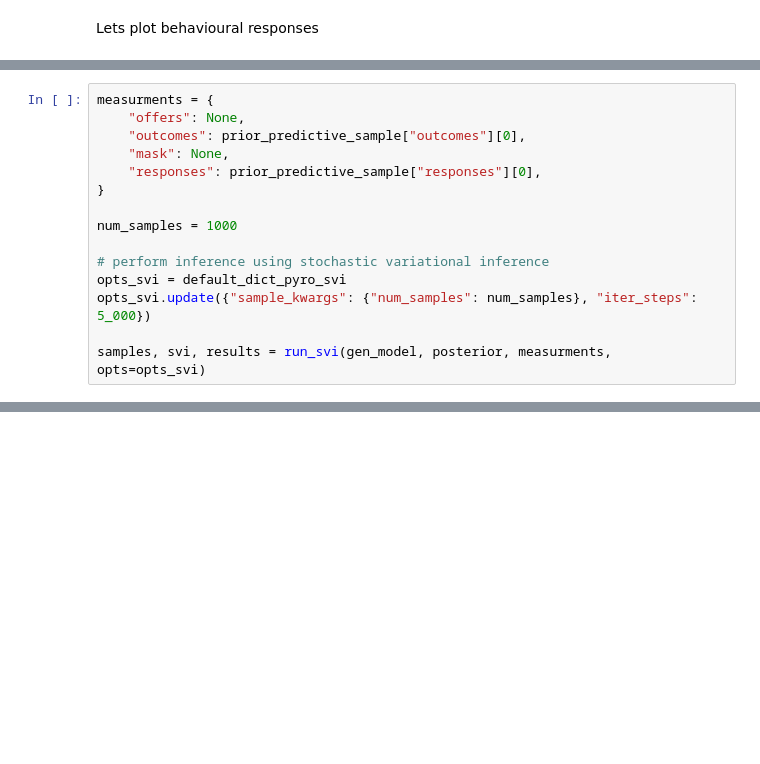
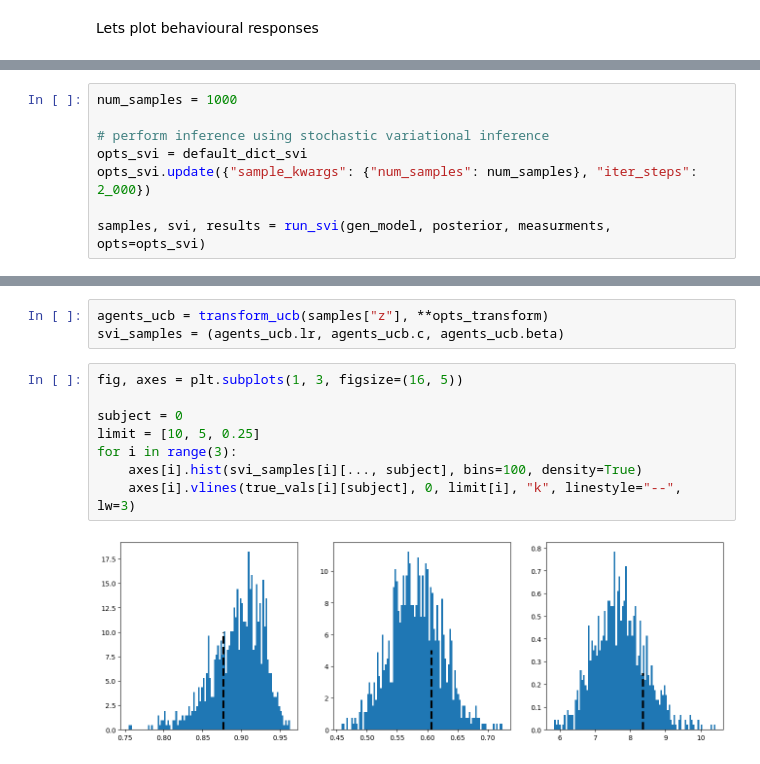
Before and after one commit to dimarkov/pybefit, a Jupyter notebook: examples/agent_development/agent_testing.ipynb, the cells around one changed output, grey strips where cells are left out. Drawn from its saved outputs; the diff is of its cells as text; blank space fills up the shorter version.

```diff
--- a/examples/agent_development/agent_testing.ipynb
+++ b/examples/agent_development/agent_testing.ipynb
@@ -106,15 +193,8 @@ axes[2].hist(ucb_agent.beta, bins=100);
 # %%
-measurments = {
-    "offers": None,
-    "outcomes": prior_predictive_sample["outcomes"][0],
-    "mask": None,
-    "responses": prior_predictive_sample["responses"][0],
-}
-
 num_samples = 1000
 
 # perform inference using stochastic variational inference
-opts_svi = default_dict_pyro_svi
-opts_svi.update({"sample_kwargs": {"num_samples": num_samples}, "iter_steps": 5_000})
+opts_svi = default_dict_svi
+opts_svi.update({"sample_kwargs": {"num_samples": num_samples}, "iter_steps": 2_000})
 
 samples, svi, results = run_svi(gen_model, posterior, measurments, opts=opts_svi)
@@ -125,0 +207,13 @@ plt.plot(results["loss"])
+# %%
+agents_ucb = transform_ucb(samples["z"], **opts_transform)
+svi_samples = (agents_ucb.lr, agents_ucb.c, agents_ucb.beta)
+# %%
+fig, axes = plt.subplots(1, 3, figsize=(16, 5))
+
+subject = 0
+limit = [10, 5, 0.25]
+for i in range(3):
+    axes[i].hist(svi_samples[i][..., subject], bins=100, density=True)
+    axes[i].vlines(true_vals[i][subject], 0, limit[i], "k", linestyle="--", lw=3)
+# %% [output]
+[figure, added]
```
Also changed, not shown: parts of 17 cells of this notebook.
